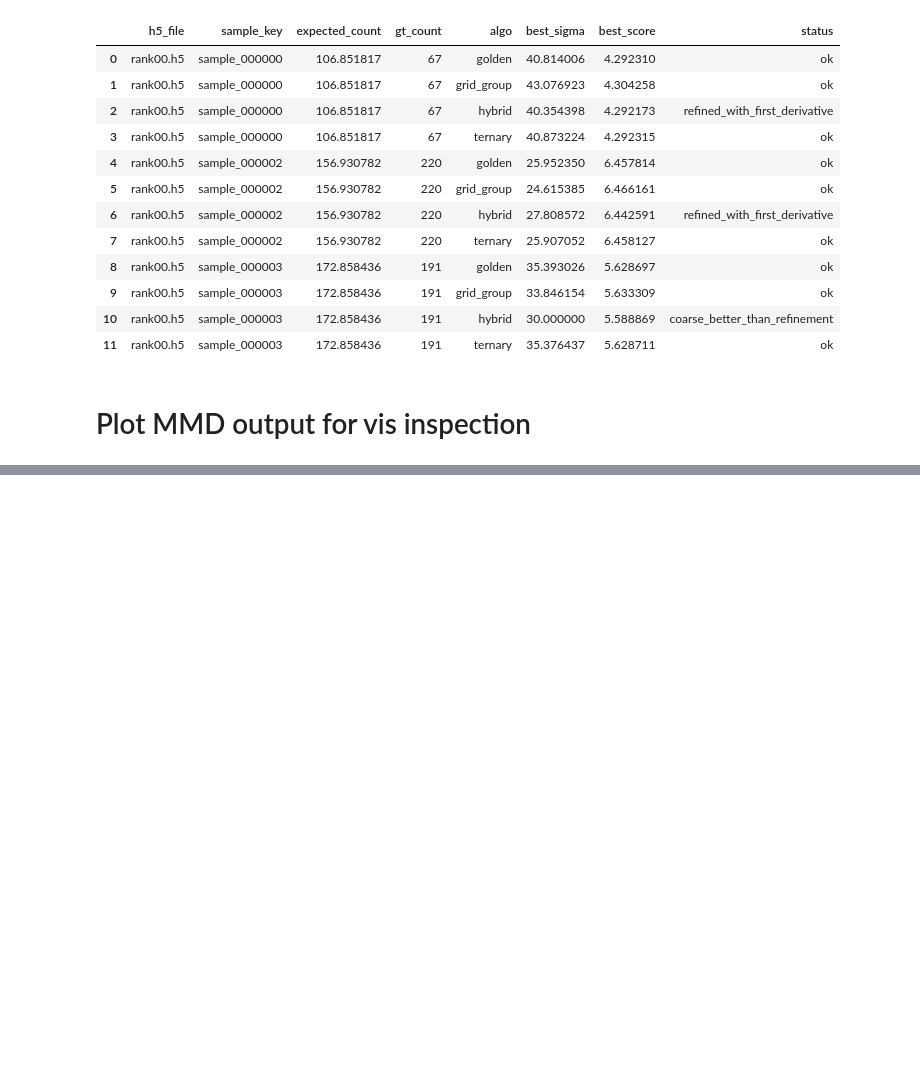
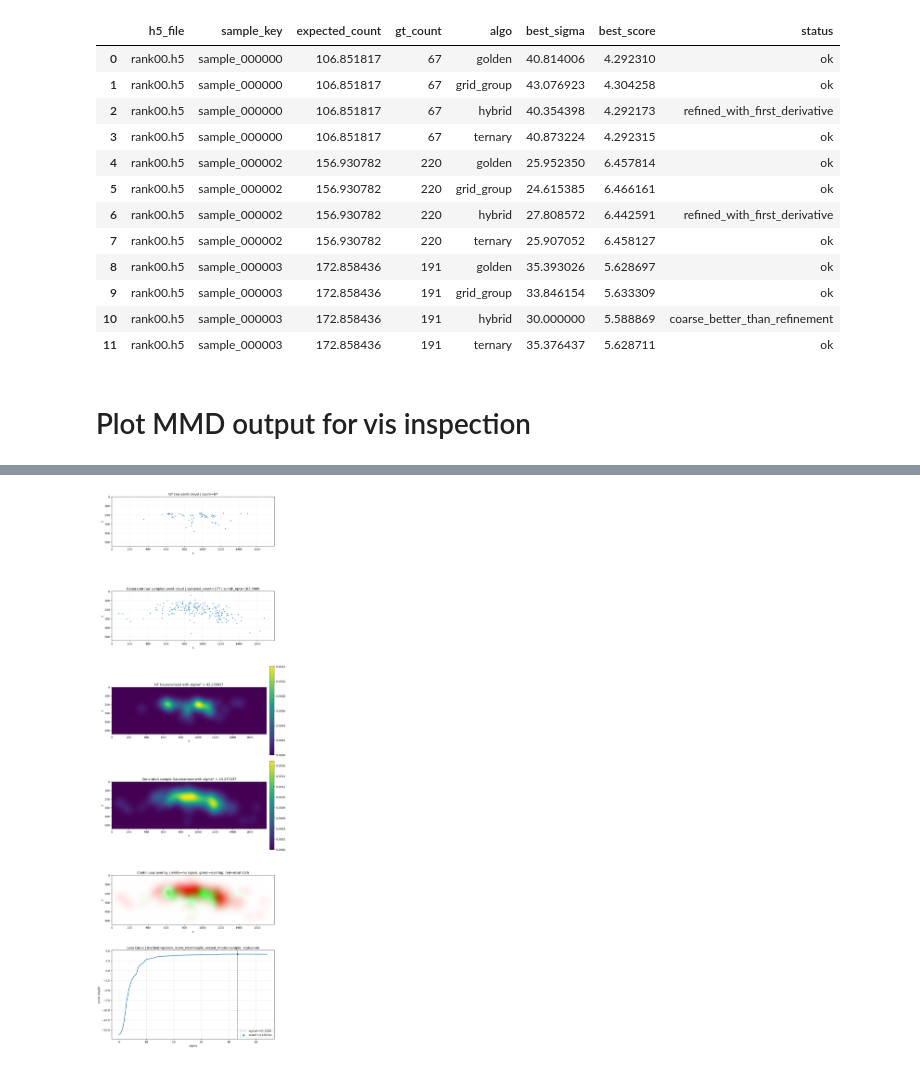
Before and after one commit to fragenabhaken-ux/CMPPP_Radar_MMSegmentation, a Jupyter notebook: ppp_analysis/metric_stat_analysis_PPPloss_based_V1.ipynb, the cells around one changed output, grey strips where cells are left out. Saved outputs shown, nothing was run; the diff lists cells and outputs as text; code cells hidden in the pictures; blank space fills up the shorter version.

```diff
--- a/ppp_analysis/metric_stat_analysis_PPPloss_based_V1.ipynb
+++ b/ppp_analysis/metric_stat_analysis_PPPloss_based_V1.ipynb
@@ -1271,0 +1356,17 @@ out = plot_gt_input_and_optimal_blur(
+# %%
+out = plot_gt_input_and_optimal_blur(
+    grid=grid,
+    gt_support=gt_support,
+    method="golden",
+    score_kind="loglik",
+    output_mode="sample",
+    run_kwargs=dict(
+        sigma_min=0.0,
+        sigma_max=120.0,
+        max_iter=30,
+        tol_sigma=0.5,
+    ),
+    rng_seed=0,
+)
+# %% [output]
+[figure, added]
```
Also changed, not shown: parts of 13 cells of this notebook, 5 other files.
